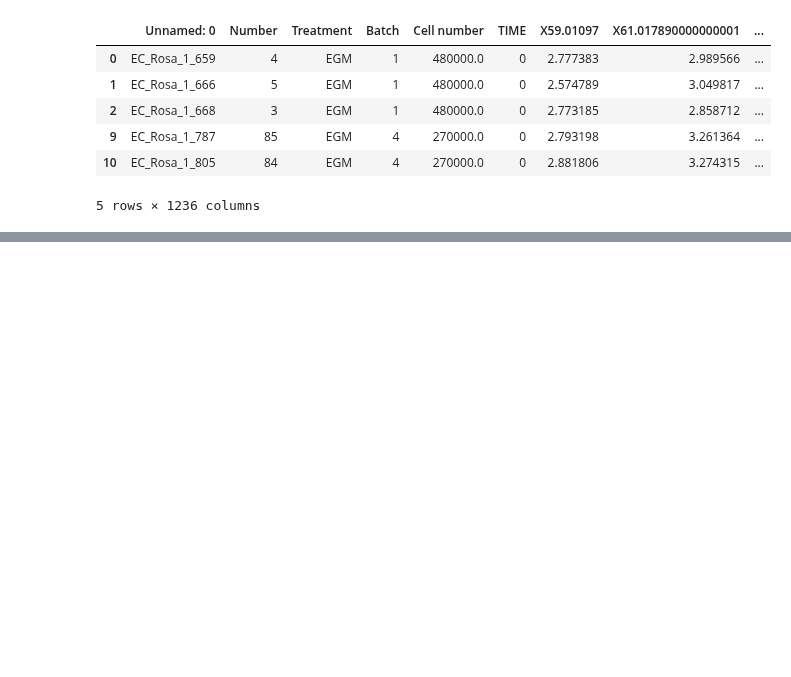
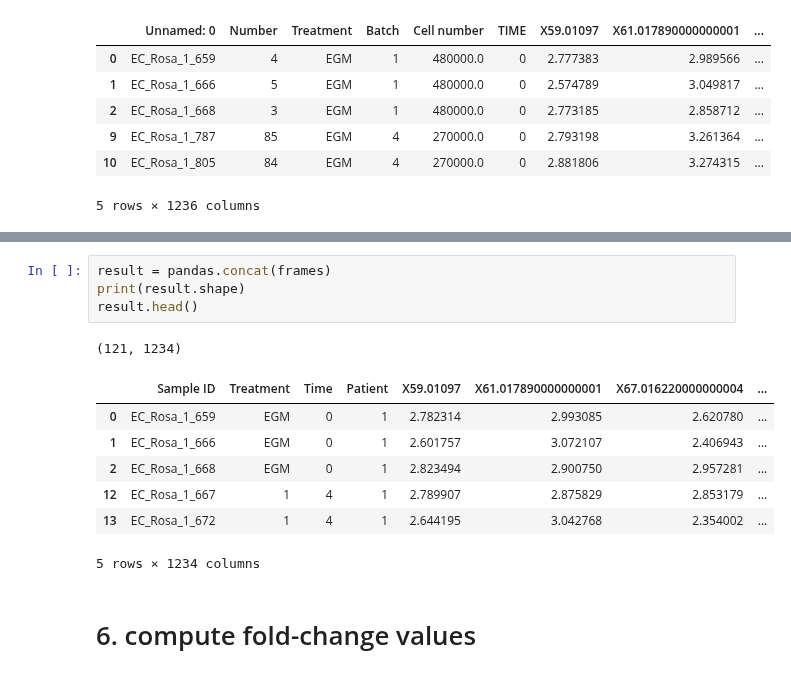
Before and after one commit to adelomana/HUVECs, a Jupyter notebook: Fig.4.untargeted/patient-specific/sample visualizer.ipynb, the cells around one changed output, grey strips where cells are left out. Cells and saved outputs as stored; diff of their text form; blank space fills up the shorter version.

```diff
--- a/Fig.4.untargeted/patient-specific/sample visualizer.ipynb
+++ b/Fig.4.untargeted/patient-specific/sample visualizer.ipynb
@@ -228,0 +241,15 @@ patient_df
+# %%
+result = pandas.concat(frames)
+print(result.shape)
+result.head()
+# %% [output]
+(121, 1234)
+|  | Sample ID | Treatment | Time | Patient | X59.01097 | X61.017890000000001 | X67.016220000000004 | ... |
+| 0 | EC_Rosa_1_659 | EGM | 0 | 1 | 2.782314 | 2.993085 | 2.620780 | ... |
+| 1 | EC_Rosa_1_666 | EGM | 0 | 1 | 2.601757 | 3.072107 | 2.406943 | ... |
+| 2 | EC_Rosa_1_668 | EGM | 0 | 1 | 2.823494 | 2.900750 | 2.957281 | ... |
+| 12 | EC_Rosa_1_667 | 1 | 4 | 1 | 2.789907 | 2.875829 | 2.853179 | ... |
+| 13 | EC_Rosa_1_672 | 1 | 4 | 1 | 2.644195 | 3.042768 | 2.354002 | ... |
+5 rows × 1234 columns
+# %% [markdown]
+# 6. compute fold-change values
```
Also changed, not shown: parts of 13 cells of this notebook.
